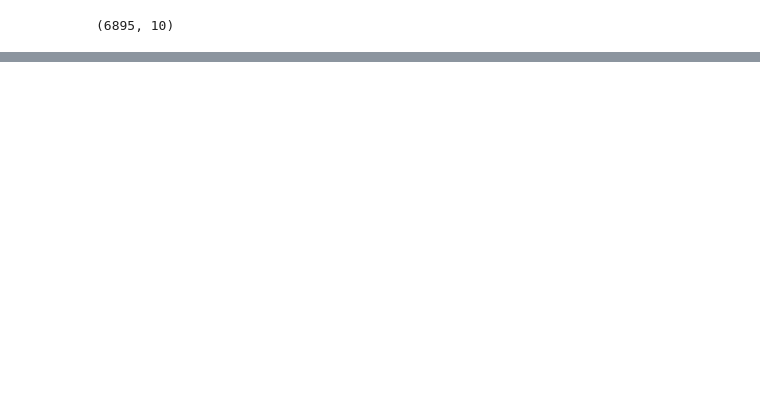
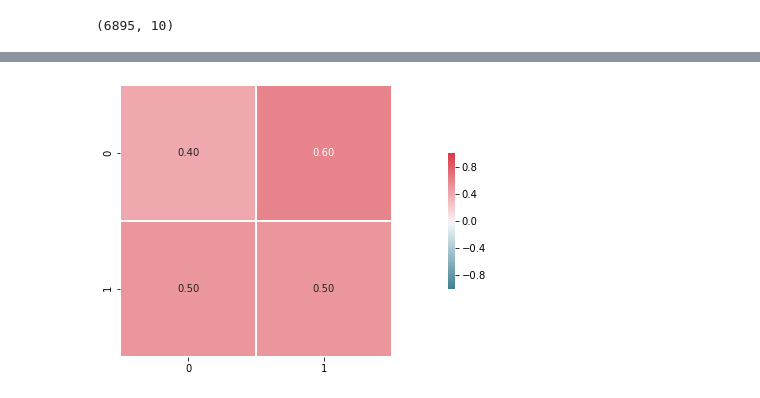
Before and after one commit to ajmal017/amp, a Jupyter notebook: core/notebooks/PartTask1018_CLEANUP_Consolidate_plotting_routines.ipynb, the cells around one changed output, grey strips where cells are left out. Cells and saved outputs as stored; diff of their text form; code cells hidden in the pictures; blank space fills up the shorter version.

```diff
--- a/core/notebooks/PartTask1018_CLEANUP_Consolidate_plotting_routines.ipynb
+++ b/core/notebooks/PartTask1018_CLEANUP_Consolidate_plotting_routines.ipynb
@@ -46,0 +63,4 @@ plot.plot_categories_count(df_commodity, "GROUP", title = "Groups in the taxonom
+# %%
+plot.plot_confuision_heatmap(y_test, predictions, percentage=True)
+# %% [output]
+[figure, added]
```
Also changed, not shown: parts of 10 cells of this notebook, 2 other files.
